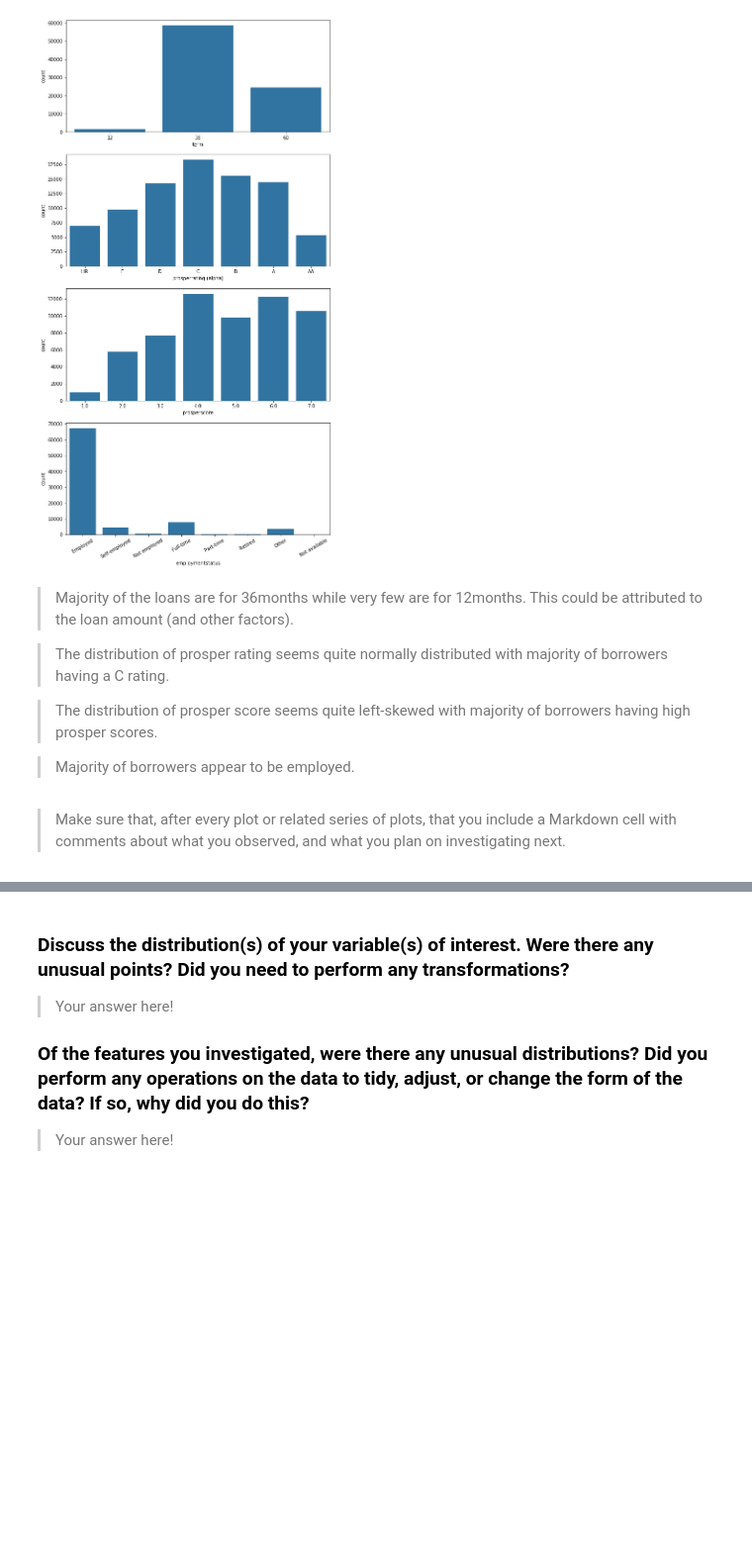
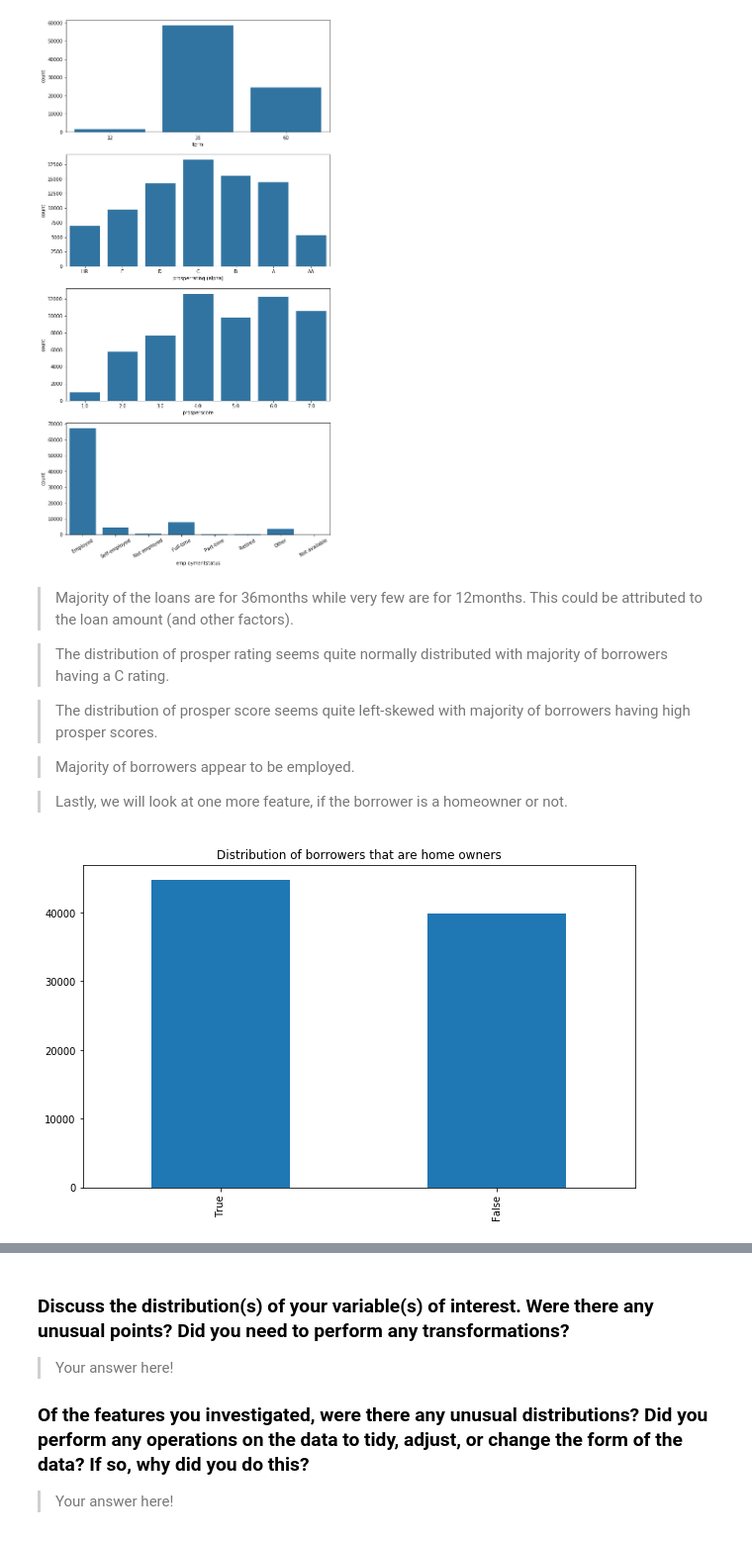
Before and after one commit to chukwume/prosperloandata, a Jupyter notebook: exploration_template.ipynb, the cells around one changed output, grey strips where cells are left out. Shown: that part at 99% size. Cells and saved outputs as stored; diff of their text form; code cells hidden in the pictures; blank space fills up the shorter version.

Commit message:
feat: Add bar chart for homeowners or not

```diff
--- a/exploration_template.ipynb
+++ b/exploration_template.ipynb
@@ -249,7 +249,11 @@ plt.xticks(rotation=30);
 > The distribution of prosper score seems quite left-skewed with majority of borrowers having high prosper scores.
 
 > Majority of borrowers appear to be employed.
+
+> Lastly, we will look at one more feature, if the borrower is a homeowner or not.
-# %% [markdown]
-> Make sure that, after every plot or related series of plots, that you
-include a Markdown cell with comments about what you observed, and what
-you plan on investigating next.
+# %%
+plt.figure(figsize=(10,6))
+df_sub['isborrowerhomeowner'].value_counts().plot(kind='bar',
+                                     title='Distribution of borrowers that are home owners');
+# %% [output]
+[figure, added]
```
Also changed, not shown: parts of 1 cell of this notebook.
